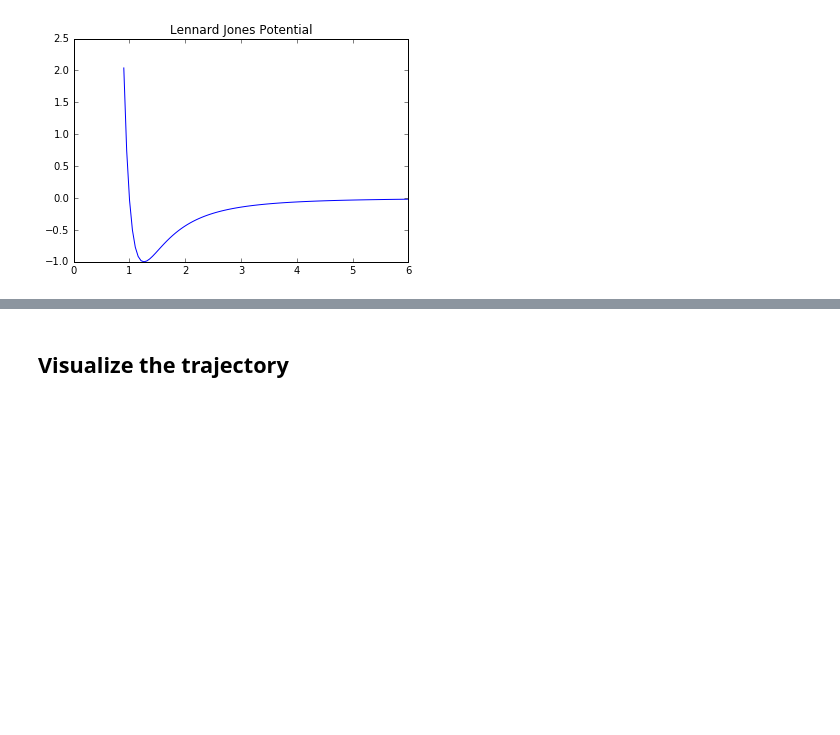
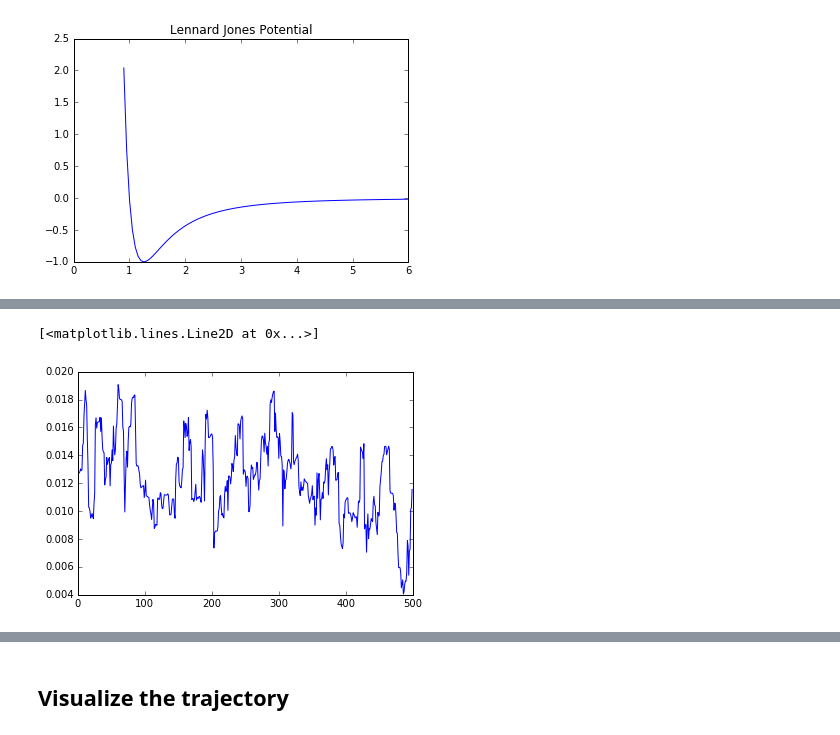
Before and after one commit to chargus/active, a Jupyter notebook: molecular_dynamics.ipynb, the cells around one changed output, grey strips where cells are left out. Cells and saved outputs as stored; diff of their text form; code cells hidden in the pictures; blank space fills up the shorter version.

```diff
--- a/molecular_dynamics.ipynb
+++ b/molecular_dynamics.ipynb
@@ -199,0 +44,15 @@ for i in range(nframes):
+# %%
+# Initialize:
+init_pos = monad.initialize_positions(n, L)
+init_vel = monad.initialize_velocities(n)
+# %%
+# Run dynamics (short)
+traj, vetraj, ketraj = monad.run(init_pos, init_vel, L, nframes=100, dtlog=1, rcut=20)
+# %%
+# Run dynamics (longer)
+traj, vetraj, ketraj = monad.run(init_pos, init_vel, L, nframes=5000, dtlog=10, rcut=20)
+# %%
+plt.plot(ketraj[:,0])
+# %% [output]
+[<matplotlib.lines.Line2D at 0x...>]
+[figure, added]
```
Also changed, not shown: parts of 16 cells of this notebook, 2 other files.
